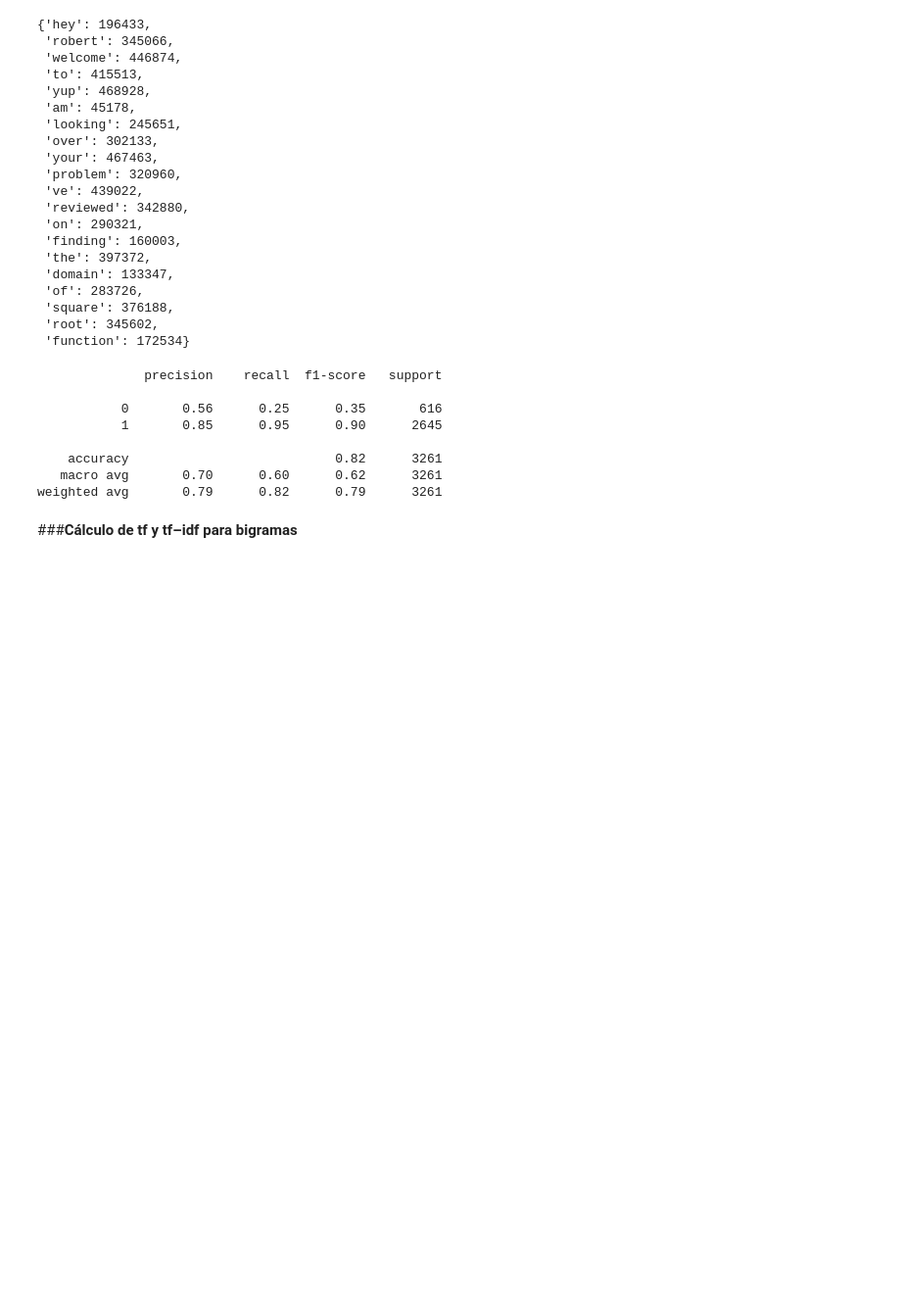
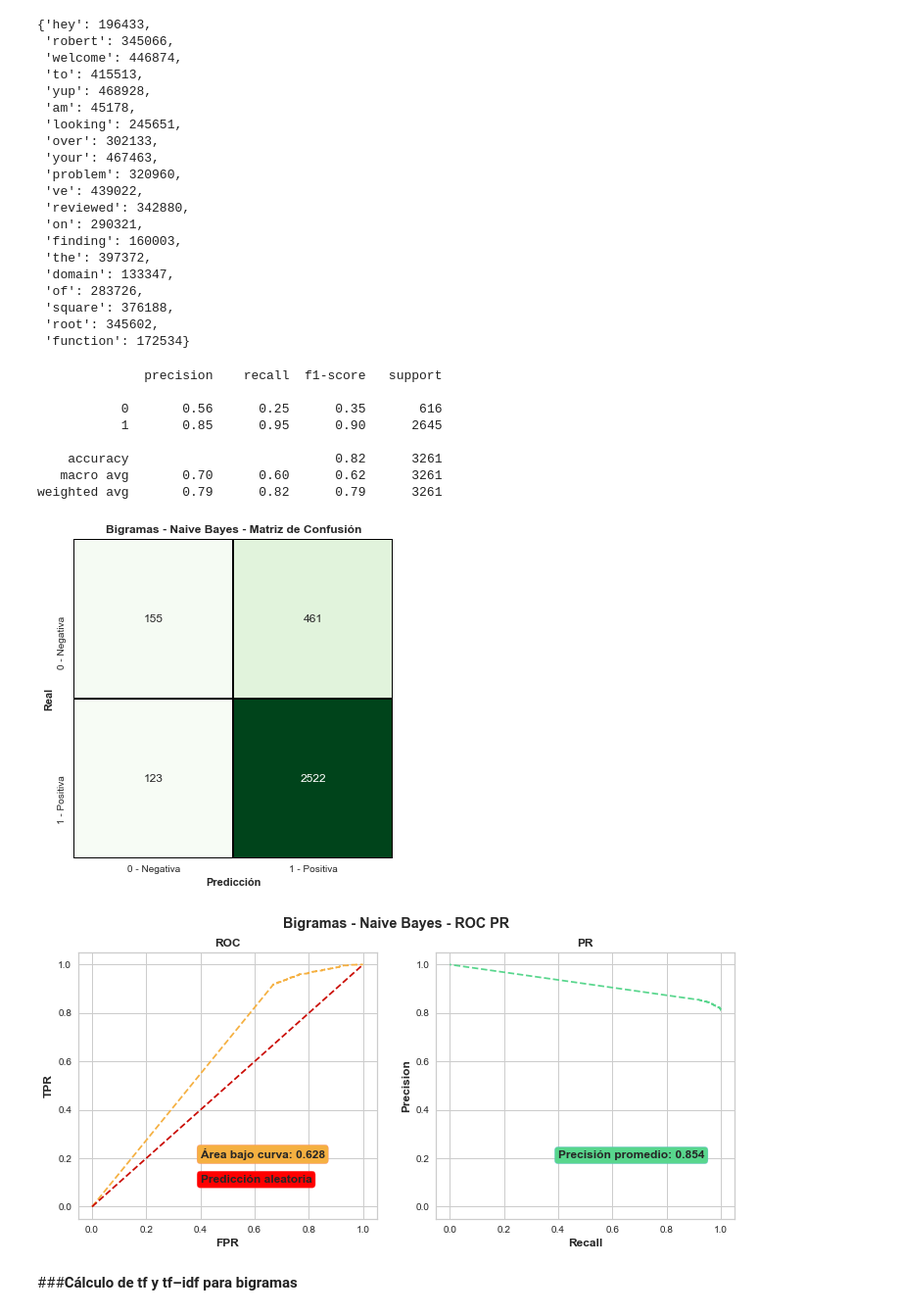
Before and after one commit to giannipablo/MentoriaDiploDatos2020, a Jupyter notebook: Practico_3y4_part_5.ipynb, the cells around one changed output. Shown at 98% size. Cells and saved outputs as stored; diff of their text form; code cells hidden in the pictures; blank space fills up the shorter version.

```diff
--- a/Practico_3y4_part_5.ipynb
+++ b/Practico_3y4_part_5.ipynb
@@ -566,16 +619,20 @@ X_train, X_test, y_train, y_test = train_test_split(X, y, test_size=0.2, random_
 naive_bayes.fit(X_train, y_train)
 y_train_pred_NB = naive_bayes.predict(X_train)
 y_test_pred_NB = naive_bayes.predict(X_test)
-print(classification_report(y_test, y_test_pred_NB))
+y_test_pred_NBp = naive_bayes.predict_proba(X_test)
-# %% [output]
-              precision    recall  f1-score   support
-
-           0       0.56      0.25      0.35       616
-           1       0.85      0.95      0.90      2645
-
-    accuracy                           0.82      3261
-   macro avg       0.70      0.60      0.62      3261
-weighted avg       0.79      0.82      0.79      3261
+# %%
+informar_resultados(y_test, y_test_pred_NB, y_test_pred_NBp[:,1], Title='Bigramas - Naive Bayes')
+# %% [output]
+              precision    recall  f1-score   support
+
+           0       0.56      0.25      0.35       616
+           1       0.85      0.95      0.90      2645
+
+    accuracy                           0.82      3261
+   macro avg       0.70      0.60      0.62      3261
+weighted avg       0.79      0.82      0.79      3261
+[figure, added]
+[figure, added]
 # %% [markdown]
 ###**Cálculo de tf y tf–idf para bigramas**
 # %% [markdown]
```
Also changed, not shown: parts of 23 cells of this notebook.
